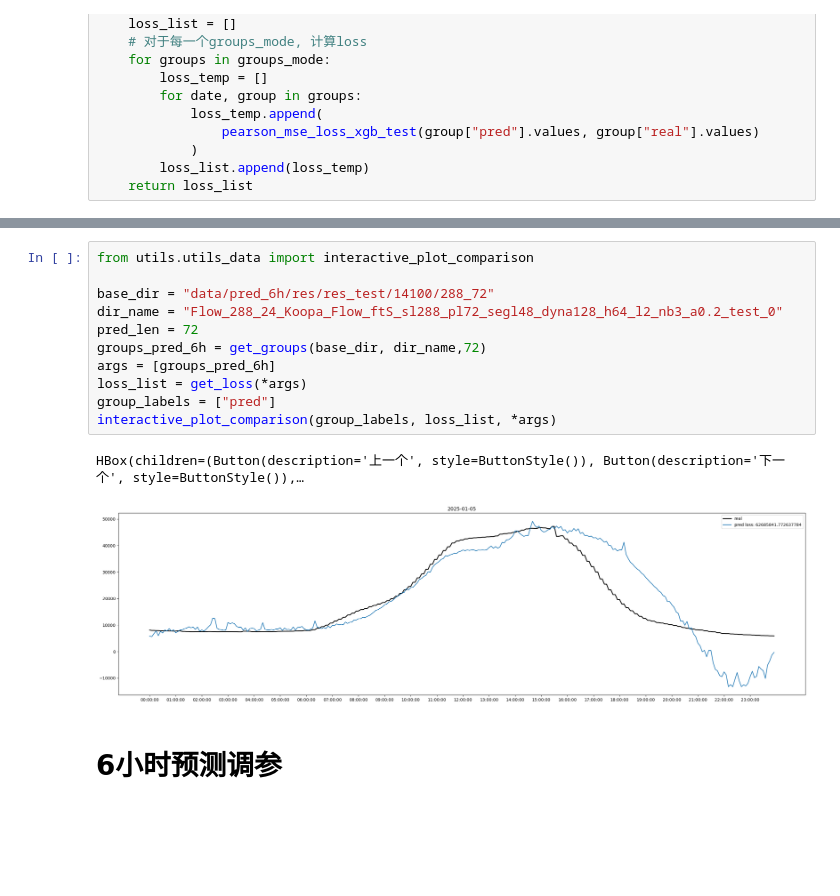
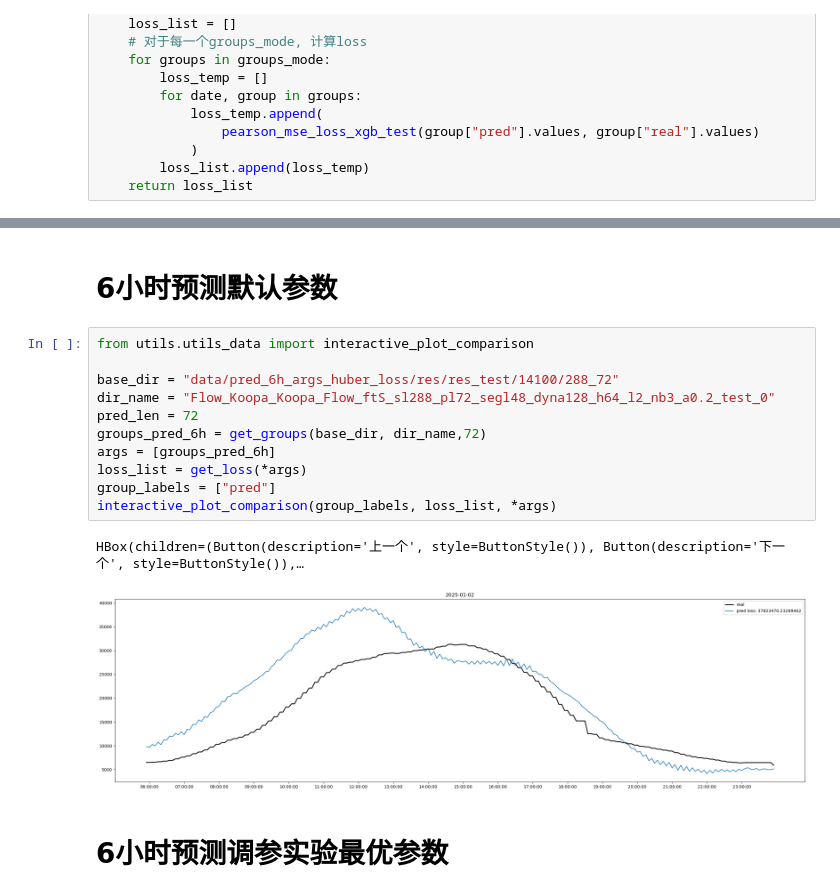
Before and after one commit to Taiowaz/FlowPred-dev, a Jupyter notebook: evaluation/visualization_res.ipynb, the cells around one changed output, grey strips where cells are left out. Saved outputs shown, nothing was run; the diff lists cells and outputs as text; blank space fills up the shorter version.

```diff
--- a/evaluation/visualization_res.ipynb
+++ b/evaluation/visualization_res.ipynb
@@ -41,16 +94,18 @@ def get_loss(*groups_mode):
+# %% [markdown]
+# 6小时预测默认参数
 # %%
 from utils.utils_data import interactive_plot_comparison
 
-base_dir = "data/pred_6h/res/res_test/14100/288_72"
-dir_name = "Flow_288_24_Koopa_Flow_ftS_sl288_pl72_segl48_dyna128_h64_l2_nb3_a0.2_test_0"
+base_dir = "data/pred_6h_args_huber_loss/res/res_test/14100/288_72"
+dir_name = "Flow_Koopa_Koopa_Flow_ftS_sl288_pl72_segl48_dyna128_h64_l2_nb3_a0.2_test_0"
 pred_len = 72
 groups_pred_6h = get_groups(base_dir, dir_name,72)
 args = [groups_pred_6h]
 loss_list = get_loss(*args)
 group_labels = ["pred"]
 interactive_plot_comparison(group_labels, loss_list, *args)
 # %% [output]
 HBox(children=(Button(description='上一个', style=ButtonStyle()), Button(description='下一个', style=ButtonStyle()),…
-[figure, old version]
+[figure, new version]
 # %% [markdown]
-# 6小时预测调参
+# 6小时预测调参实验最优参数
```
Also changed, not shown: parts of 8 cells of this notebook, 3 other files.
